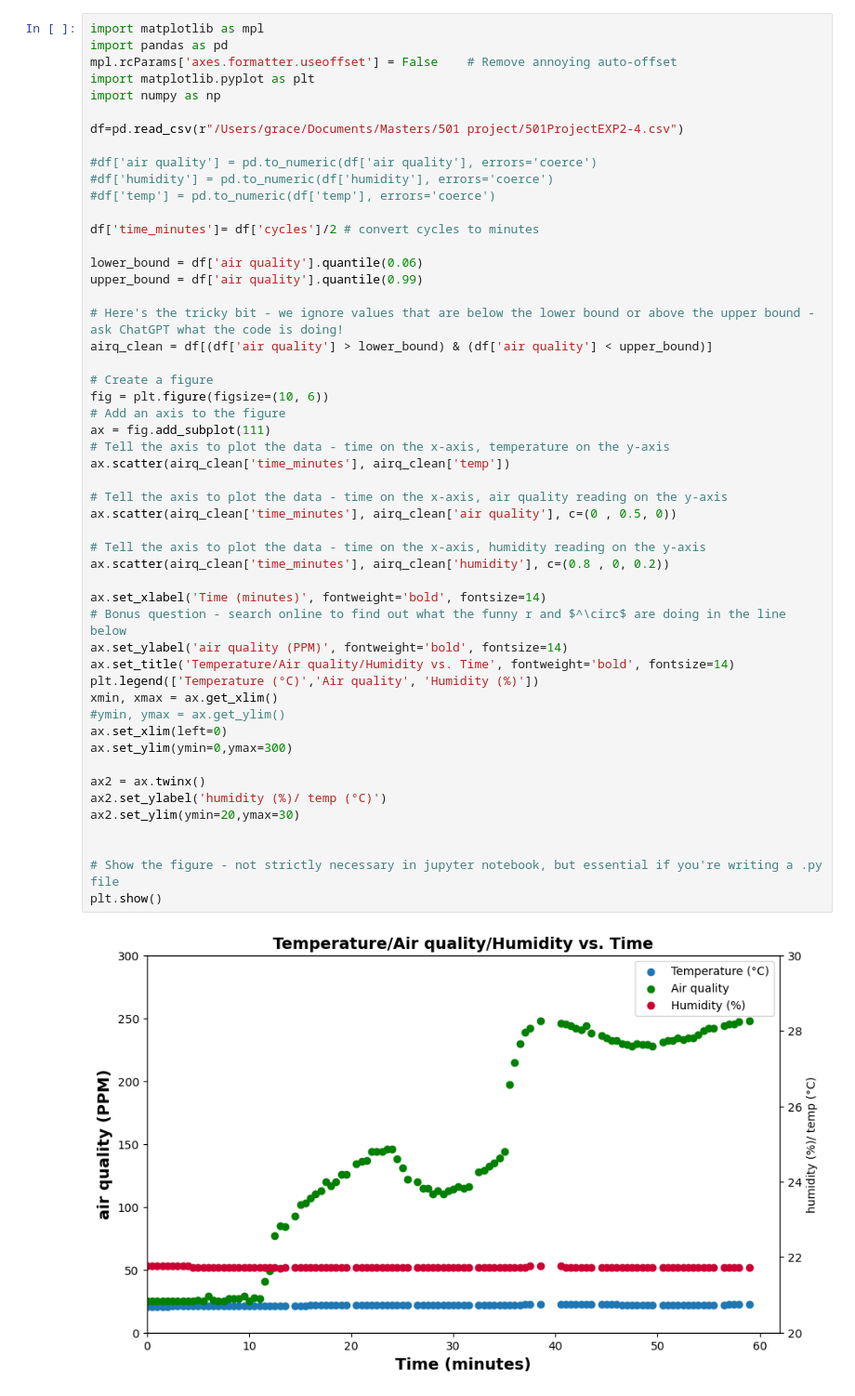
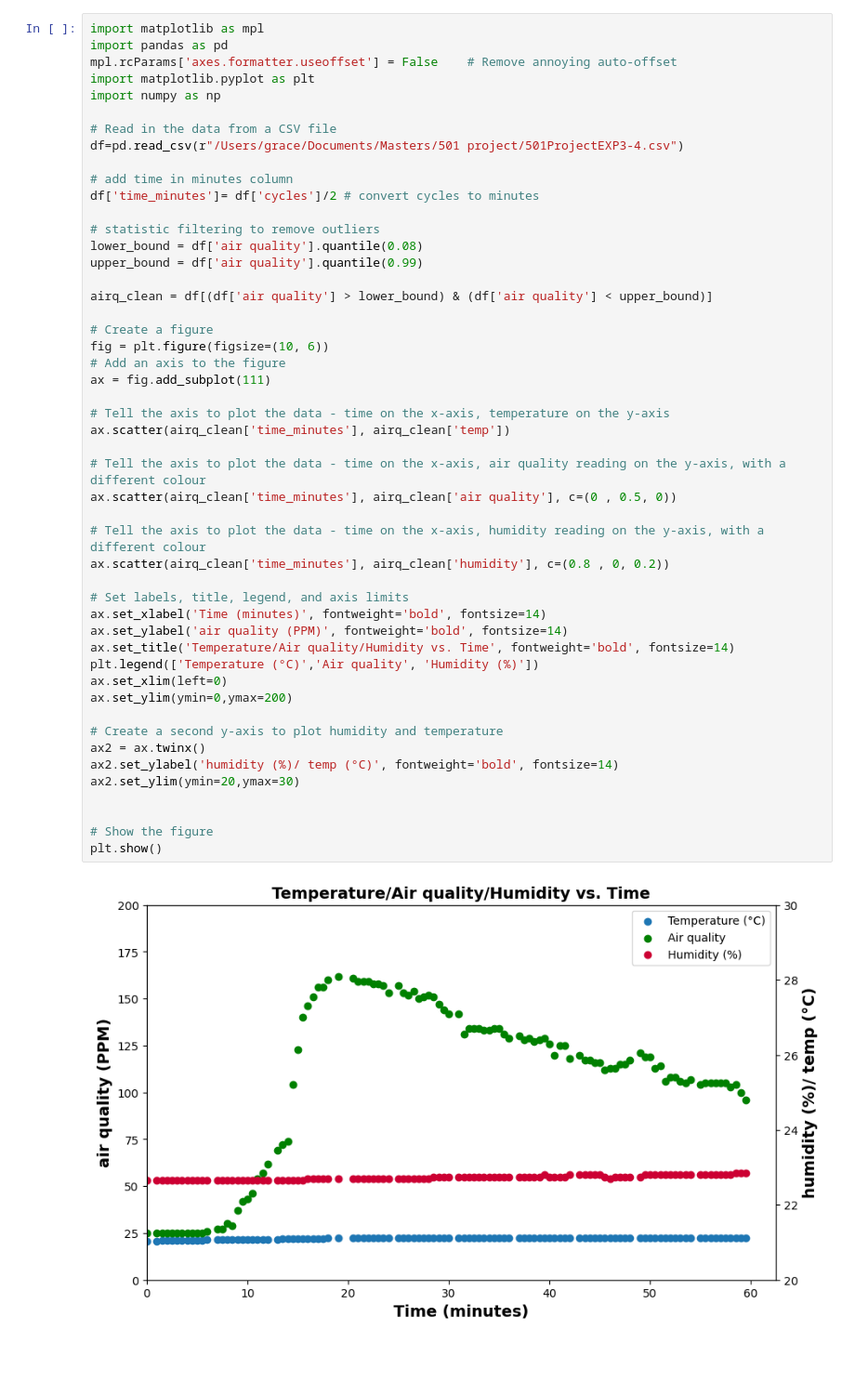
Before and after one commit to grace-nicholson/501_mini_project, a Jupyter notebook: code for graphs.ipynb, the cells around one changed output. Shown: that part at 93% size. Saved outputs shown, nothing was run; the diff lists cells and outputs as text; blank space fills up the shorter version.

```diff
--- a/code for graphs.ipynb
+++ b/code for graphs.ipynb
@@ -5,50 +5,48 @@ mpl.rcParams['axes.formatter.useoffset'] = False    # Remove annoying auto-offse
 import matplotlib.pyplot as plt
 import numpy as np
 
-df=pd.read_csv(r"/Users/grace/Documents/Masters/501 project/501ProjectEXP2-4.csv")
+# Read in the data from a CSV file
+df=pd.read_csv(r"/Users/grace/Documents/Masters/501 project/501ProjectEXP3-4.csv")
 
-#df['air quality'] = pd.to_numeric(df['air quality'], errors='coerce')
-#df['humidity'] = pd.to_numeric(df['humidity'], errors='coerce')
-#df['temp'] = pd.to_numeric(df['temp'], errors='coerce')
-
+# add time in minutes column
 df['time_minutes']= df['cycles']/2 # convert cycles to minutes
 
-lower_bound = df['air quality'].quantile(0.06)
+# statistic filtering to remove outliers
+lower_bound = df['air quality'].quantile(0.08)
 upper_bound = df['air quality'].quantile(0.99)
 
-# Here's the tricky bit - we ignore values that are below the lower bound or above the upper bound - ask ChatGPT what the code is doing!
 airq_clean = df[(df['air quality'] > lower_bound) & (df['air quality'] < upper_bound)]
 
 # Create a figure
 fig = plt.figure(figsize=(10, 6))
 # Add an axis to the figure
 ax = fig.add_subplot(111)
+
 # Tell the axis to plot the data - time on the x-axis, temperature on the y-axis
 ax.scatter(airq_clean['time_minutes'], airq_clean['temp'])
 
-# Tell the axis to plot the data - time on the x-axis, air quality reading on the y-axis
+# Tell the axis to plot the data - time on the x-axis, air quality reading on the y-axis, with a different colour
 ax.scatter(airq_clean['time_minutes'], airq_clean['air quality'], c=(0 , 0.5, 0))
 
-# Tell the axis to plot the data - time on the x-axis, humidity reading on the y-axis
+# Tell the axis to plot the data - time on the x-axis, humidity reading on the y-axis, with a different colour
 ax.scatter(airq_clean['time_minutes'], airq_clean['humidity'], c=(0.8 , 0, 0.2))
 
+# Set labels, title, legend, and axis limits
 ax.set_xlabel('Time (minutes)', fontweight='bold', fontsize=14)
-# Bonus question - search online to find out what the funny r and $^\circ$ are doing in the line below
 ax.set_ylabel('air quality (PPM)', fontweight='bold', fontsize=14)
 ax.set_title('Temperature/Air quality/Humidity vs. Time', fontweight='bold', fontsize=14)
 plt.legend(['Temperature (°C)','Air quality', 'Humidity (%)'])
-xmin, xmax = ax.get_xlim()
-#ymin, ymax = ax.get_ylim()
 ax.set_xlim(left=0)
-ax.set_ylim(ymin=0,ymax=300)
+ax.set_ylim(ymin=0,ymax=200)
 
+# Create a second y-axis to plot humidity and temperature
 ax2 = ax.twinx()
-ax2.set_ylabel('humidity (%)/ temp (°C)')
+ax2.set_ylabel('humidity (%)/ temp (°C)', fontweight='bold', fontsize=14)
 ax2.set_ylim(ymin=20,ymax=30)
 
 
-# Show the figure - not strictly necessary in jupyter notebook, but essential if you're writing a .py file
+# Show the figure
 plt.show()
 # %% [output]
-[figure, old version]
+[figure, new version]
 # %%
```
Also changed, not shown: parts of 2 cells of this notebook.
